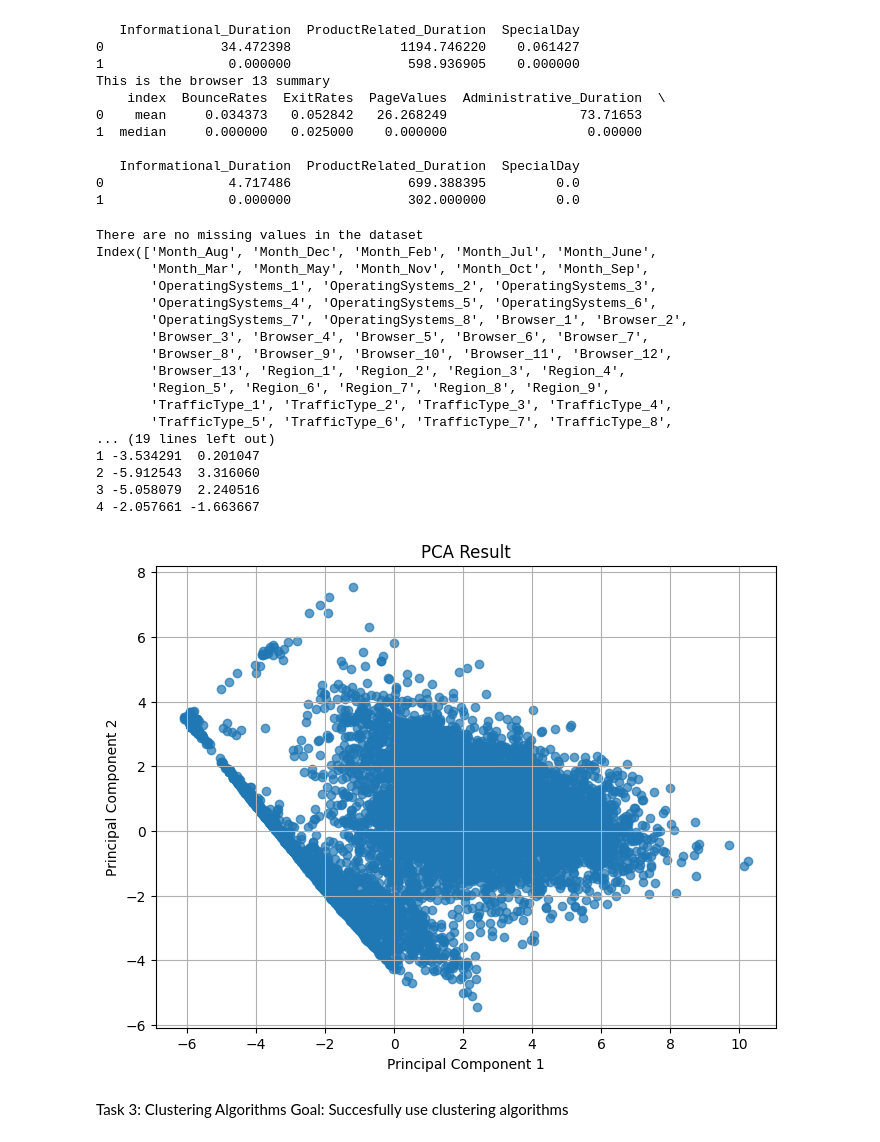
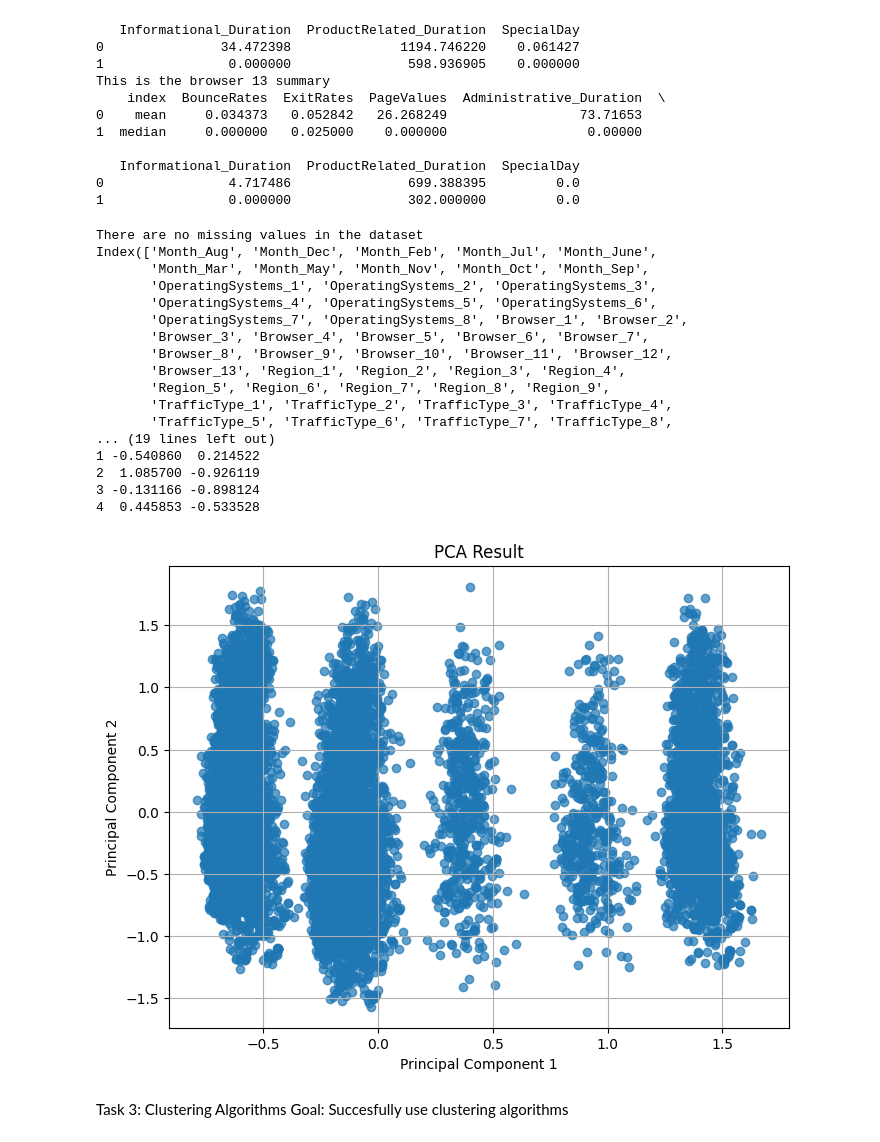
Before and after one commit to GijsKUU/DA2, a Jupyter notebook: DA2notebook.ipynb, the cells around one changed output. Saved outputs shown, nothing was run; the diff lists cells and outputs as text; code cells hidden in the pictures.

```diff
--- a/DA2notebook.ipynb
+++ b/DA2notebook.ipynb
@@ -228,7 +229,6 @@ flist = df.columns.to_list()
 newflist = [col.replace('remainder__', '') if col.startswith('remainder__') else col.replace('onehotencoder__', '') for col in flist]
 df.columns = newflist
 
-# Assuming df is your DataFrame
 print(df.columns)
 
 boolcolumns = ['Weekend','Revenue']
@@ -246,19 +246,21 @@ for column in encodedcolumns:
         df = df.drop(columns=[column])
 
 #df = df.drop(columns=['Month','VisitorType'])
-df = df.drop(columns=['BrowserType'])
+#df = df.drop(columns=['BrowserType'])
 
 
 # data normalization
-featuresMinMax = ['BounceRates', 'ExitRates']
-featuresZscore = ['Administrative', 'Administrative_Duration', 'Informational', 'Informational_Duration', 'ProductRelated', 'ProductRelated_Duration', 'PageValues']
+featuresMinMax = ['BounceRates', 'ExitRates','Administrative', 'Administrative_Duration', 'Informational', 'Informational_Duration', 'ProductRelated', 'ProductRelated_Duration', 'PageValues']
+featureslog = ['Administrative', 'Administrative_Duration', 'Informational', 'Informational_Duration', 'ProductRelated', 'ProductRelated_Duration', 'PageValues']
+
+
+for f in featureslog:
+    df[f] = df[f].astype(float)
+    df[f] = np.log1p(df[f])
 
 for f in featuresMinMax:
     df[f] = (df[f] - df[f].min()) /(df[f].max() - df[f].min())
 
-for f in featuresZscore:
-    df[f] = df[f].astype(float)
-    df[f] = np.log1p(df[f])
 
 # Applying PCA
 pca = PCA(n_components=2)  # Adjust the number of components as needed
@@ -270,41 +272,39 @@ pca_df = pd.DataFrame(data=pca_result, columns=['PC1', 'PC2'])
 # Print the explained variance ratio
 print("Explained Variance Ratio:", pca.explained_variance_ratio_)
 print("PCA Result Head:\n", pca_df.head())
-
-# If you want to visualize the PCA results
 
 
 plt.figure(figsize=(8, 6))
 plt.scatter(pca_df['PC1'], pca_df['PC2'], alpha=0.7)
 plt.title('PCA Result')
 plt.xlabel('Principal Component 1')
 plt.ylabel('Principal Component 2')
 plt.grid()
 plt.show()
 
 
 
 #Take a random sample from the dataset which can be used for complexer models which do not scale well
 df_sample = pca_df.sample(frac = 0.35)
 # %% [output]
 There are no missing values in the dataset
 Index(['Month_Aug', 'Month_Dec', 'Month_Feb', 'Month_Jul', 'Month_June',
        'Month_Mar', 'Month_May', 'Month_Nov', 'Month_Oct', 'Month_Sep',
        'OperatingSystems_1', 'OperatingSystems_2', 'OperatingSystems_3',
        'OperatingSystems_4', 'OperatingSystems_5', 'OperatingSystems_6',
        'OperatingSystems_7', 'OperatingSystems_8', 'Browser_1', 'Browser_2',
        'Browser_3', 'Browser_4', 'Browser_5', 'Browser_6', 'Browser_7',
        'Browser_8', 'Browser_9', 'Browser_10', 'Browser_11', 'Browser_12',
        'Browser_13', 'Region_1', 'Region_2', 'Region_3', 'Region_4',
        'Region_5', 'Region_6', 'Region_7', 'Region_8', 'Region_9',
        'TrafficType_1', 'TrafficType_2', 'TrafficType_3', 'TrafficType_4',
        'TrafficType_5', 'TrafficType_6', 'TrafficType_7', 'TrafficType_8',
 ... (19 lines left out)
-1 -3.534291  0.201047
-2 -5.912543  3.316060
-3 -5.058079  2.240516
-4 -2.057661 -1.663667
+1 -0.540860  0.214522
+2  1.085700 -0.926119
+3 -0.131166 -0.898124
+4  0.445853 -0.533528
-[figure, old version]
+[figure, new version]
 # %% [markdown]
 Task 3: Clustering Algorithms
 Goal: Succesfully use clustering algorithms
```
Also changed, not shown: parts of 9 cells of this notebook.
